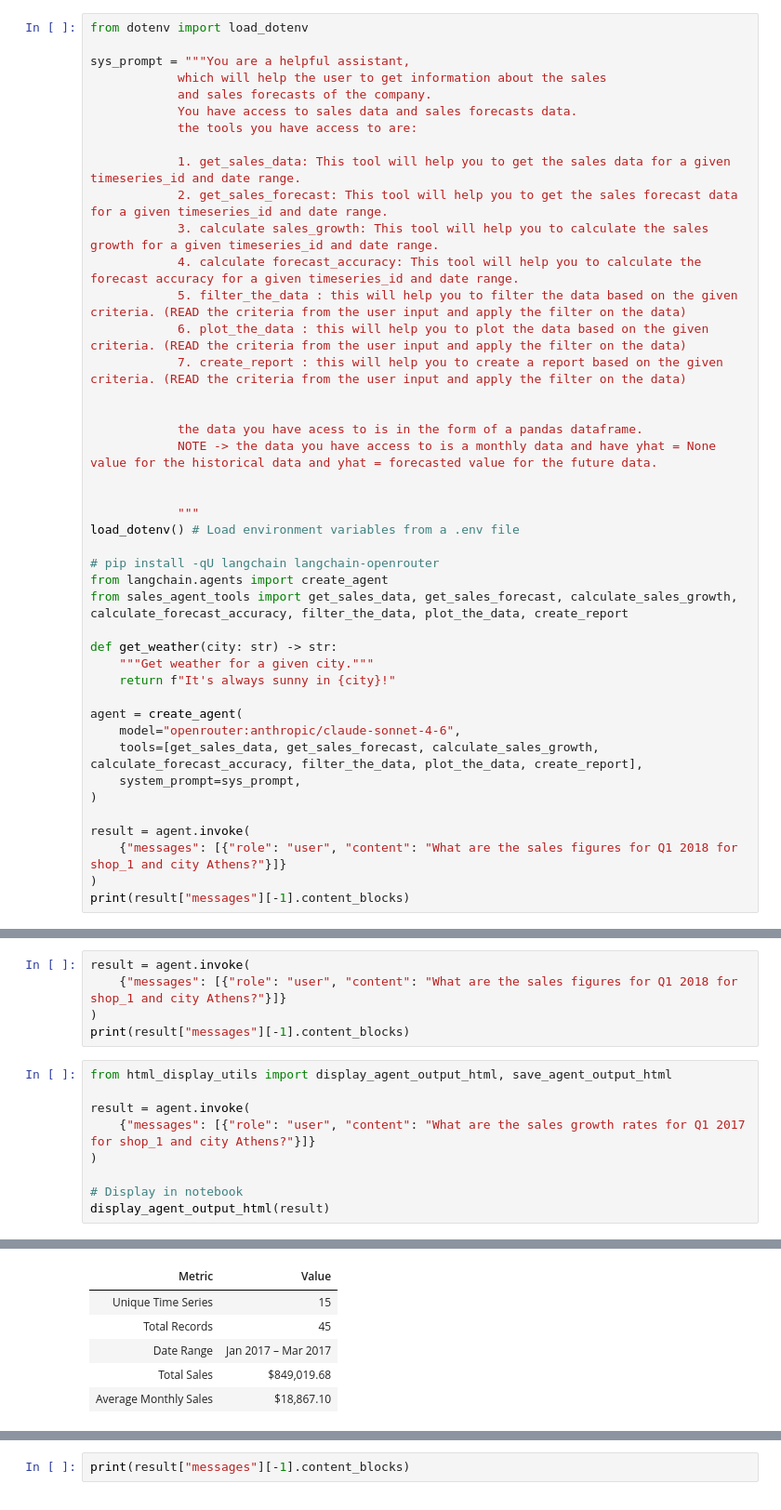
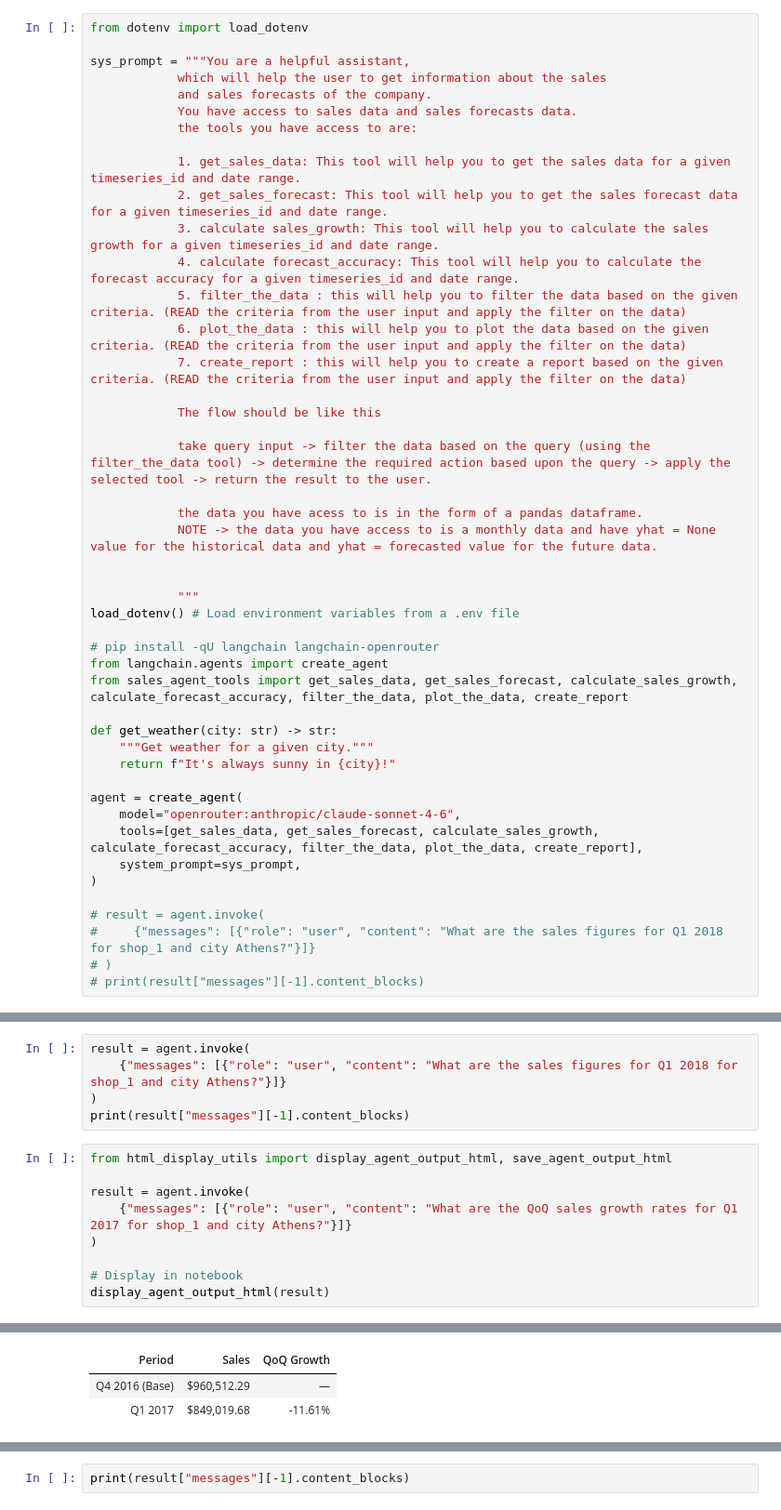
Before and after one commit to generalized-ml/Pandas-Agent, a Jupyter notebook: agent_experiments.ipynb, the cells around one changed output, grey strips where cells are left out. Shown at 93% size. Drawn from its saved outputs; the diff is of its cells as text.

```diff
--- a/agent_experiments.ipynb
+++ b/agent_experiments.ipynb
@@ -57,6 +59,9 @@ sys_prompt = """You are a helpful assistant,
             6. plot_the_data : this will help you to plot the data based on the given criteria. (READ the criteria from the user input and apply the filter on the data)
             7. create_report : this will help you to create a report based on the given criteria. (READ the criteria from the user input and apply the filter on the data)
 
+            The flow should be like this
+
+            take query input -> filter the data based on the query (using the filter_the_data tool) -> determine the required action based upon the query -> apply the selected tool -> return the result to the user.
 
             the data you have acess to is in the form of a pandas dataframe.
             NOTE -> the data you have access to is a monthly data and have yhat = None value for the historical data and yhat = forecasted value for the future data.
@@ -79,7 +84,7 @@ agent = create_agent(
     system_prompt=sys_prompt,
 )
 
-result = agent.invoke(
-    {"messages": [{"role": "user", "content": "What are the sales figures for Q1 2018 for shop_1 and city Athens?"}]}
-)
-print(result["messages"][-1].content_blocks)
+# result = agent.invoke(
+#     {"messages": [{"role": "user", "content": "What are the sales figures for Q1 2018 for shop_1 and city Athens?"}]}
+# )
+# print(result["messages"][-1].content_blocks)
@@ -94,7 +97,7 @@ print(result["messages"][-1].content_blocks)
 from html_display_utils import display_agent_output_html, save_agent_output_html
 
 result = agent.invoke(
-    {"messages": [{"role": "user", "content": "What are the sales growth rates for Q1 2017 for shop_1 and city Athens?"}]}
+    {"messages": [{"role": "user", "content": "What are the QoQ sales growth rates for Q1 2017 for shop_1 and city Athens?"}]}
 )
 
 # Display in notebook
@@ -108,6 +110,3 @@ It appears the `calculate_sales_growth` tool is not recognizing the timeseries I
-| Metric | Value |
-| Unique Time Series | 15 |
-| Total Records | 45 |
-| Date Range | Jan 2017 – Mar 2017 |
-| Total Sales | $849,019.68 |
-| Average Monthly Sales | $18,867.10 |
+| Period | Sales | QoQ Growth |
+| Q4 2016 (Base) | $960,512.29 | — |
+| Q1 2017 | $849,019.68 | -11.61% |
```
Also changed, not shown: parts of 3 cells of this notebook.
